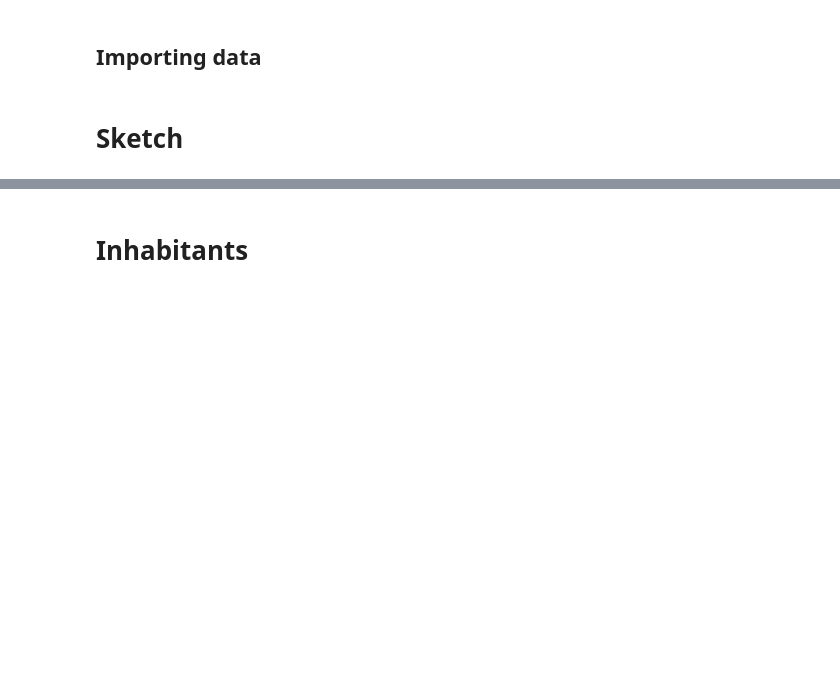
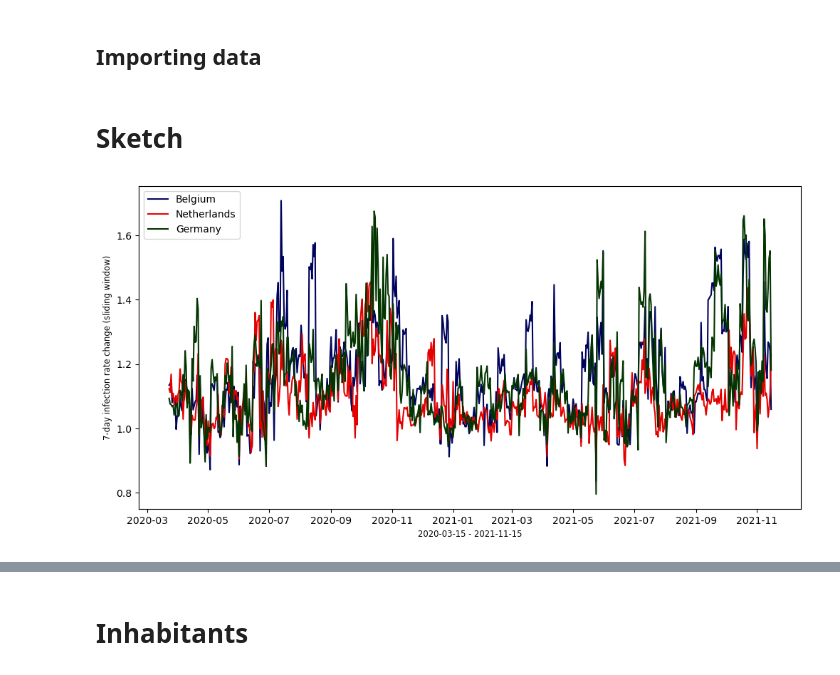
Before and after one commit to GruenerT/DS2_EMR_CoViD_eval, a Jupyter notebook: Seminar_CoViD_tristate_comparison.ipynb, the cells around one changed output, grey strips where cells are left out. Cells and saved outputs as stored; diff of their text form; code cells hidden in the pictures; blank space fills up the shorter version.

```diff
--- a/Seminar_CoViD_tristate_comparison.ipynb
+++ b/Seminar_CoViD_tristate_comparison.ipynb
@@ -52,4 +52,13 @@ nl_ref_df = addDateTypeColumn(nl_ref_df,'XDate')
 be_ref_df = addDateTypeColumn(be_ref_df,'XDate')
 # %% [markdown]
 # Sketch
+# %%
+addProvince(emr_df, 10)
+addProvince(emr_df, 20)
+addProvince(emr_df, 30)
+
+plt.legend()
+plt.show()
+# %% [output]
+[figure, added]
 # %%
```
Also changed, not shown: parts of 8 cells of this notebook, 6 other files.
